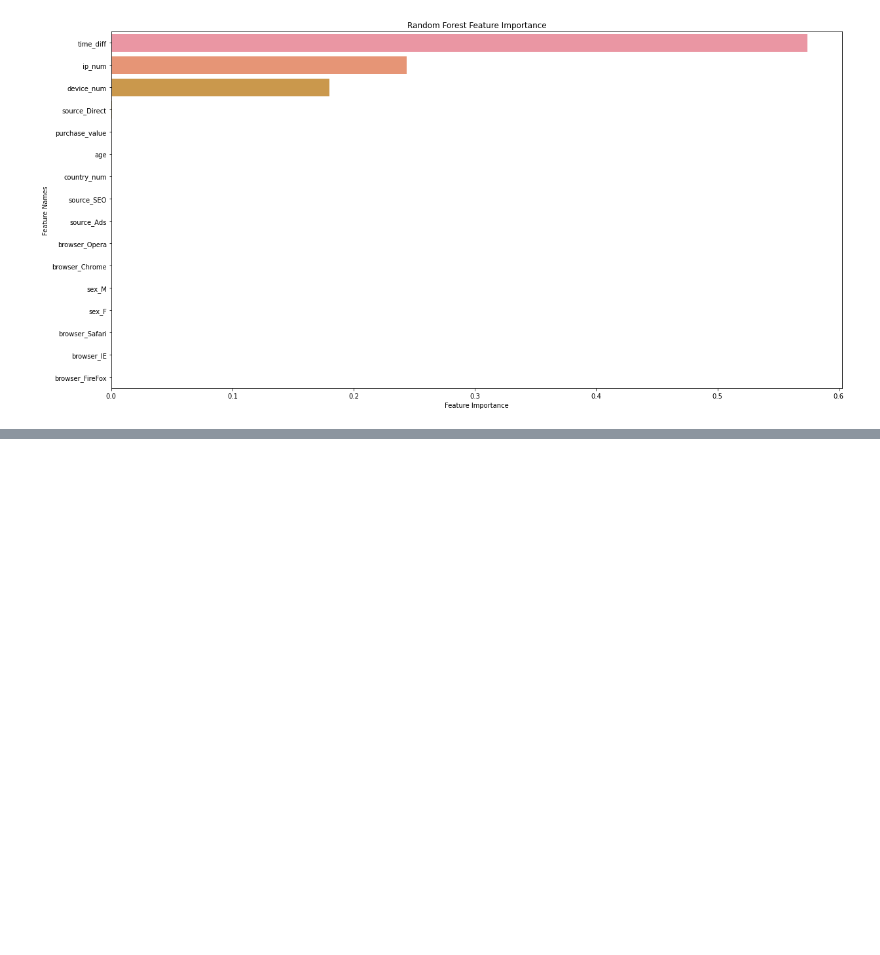
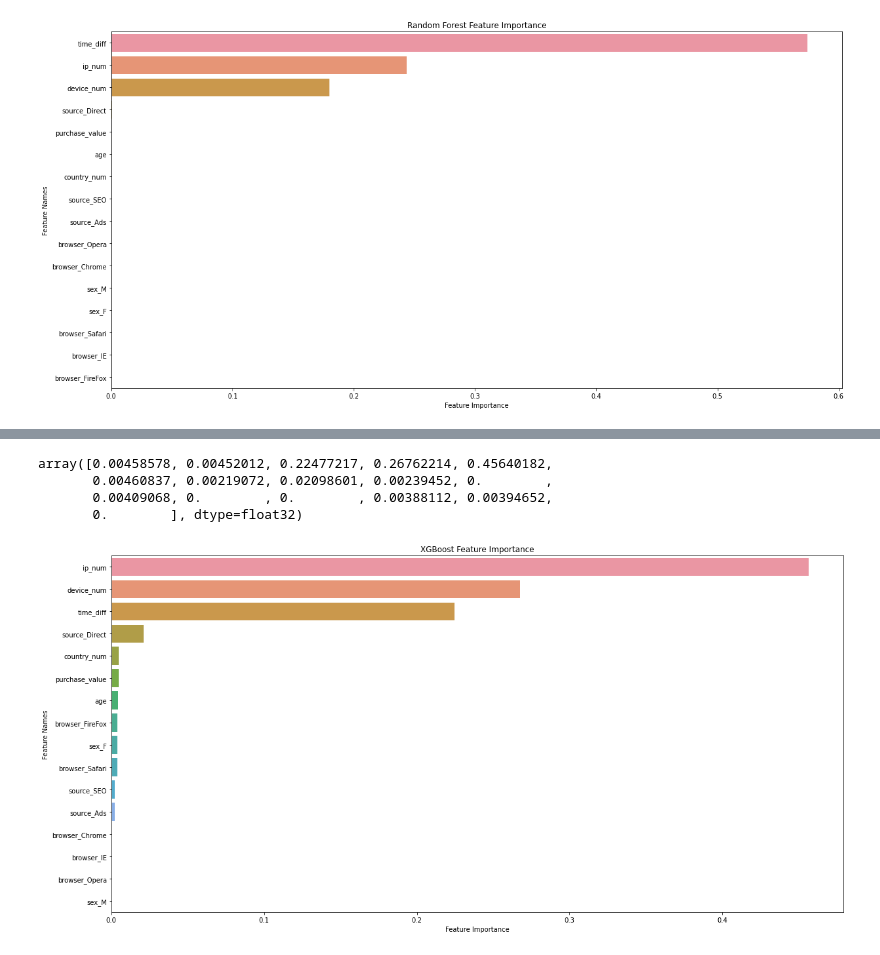
Before and after one commit to InfinityKing48/Project-Identifying_Fraudulent_Activities, a Jupyter notebook: Identifying Fraudulent Activities.ipynb, the cells around one changed output, grey strips where cells are left out. Cells and saved outputs as stored; diff of their text form; code cells hidden in the pictures; blank space fills up the shorter version.

```diff
--- a/Identifying Fraudulent Activities.ipynb
+++ b/Identifying Fraudulent Activities.ipynb
@@ -312,0 +421,11 @@ plot_feature_importance(forest_best.feature_importances_, X_train.columns, 'Rand
+# %%
+xgb_best.feature_importances_
+# %% [output]
+array([0.00458578, 0.00452012, 0.22477217, 0.26762214, 0.45640182,
+       0.00460837, 0.00219072, 0.02098601, 0.00239452, 0.        ,
+       0.00409068, 0.        , 0.        , 0.00388112, 0.00394652,
+       0.        ], dtype=float32)
+# %%
+plot_feature_importance(xgb_best.feature_importances_, X_train.columns, 'XGBoost')
+# %% [output]
+[figure, added]
```
Also changed, not shown: parts of 8 cells of this notebook.
